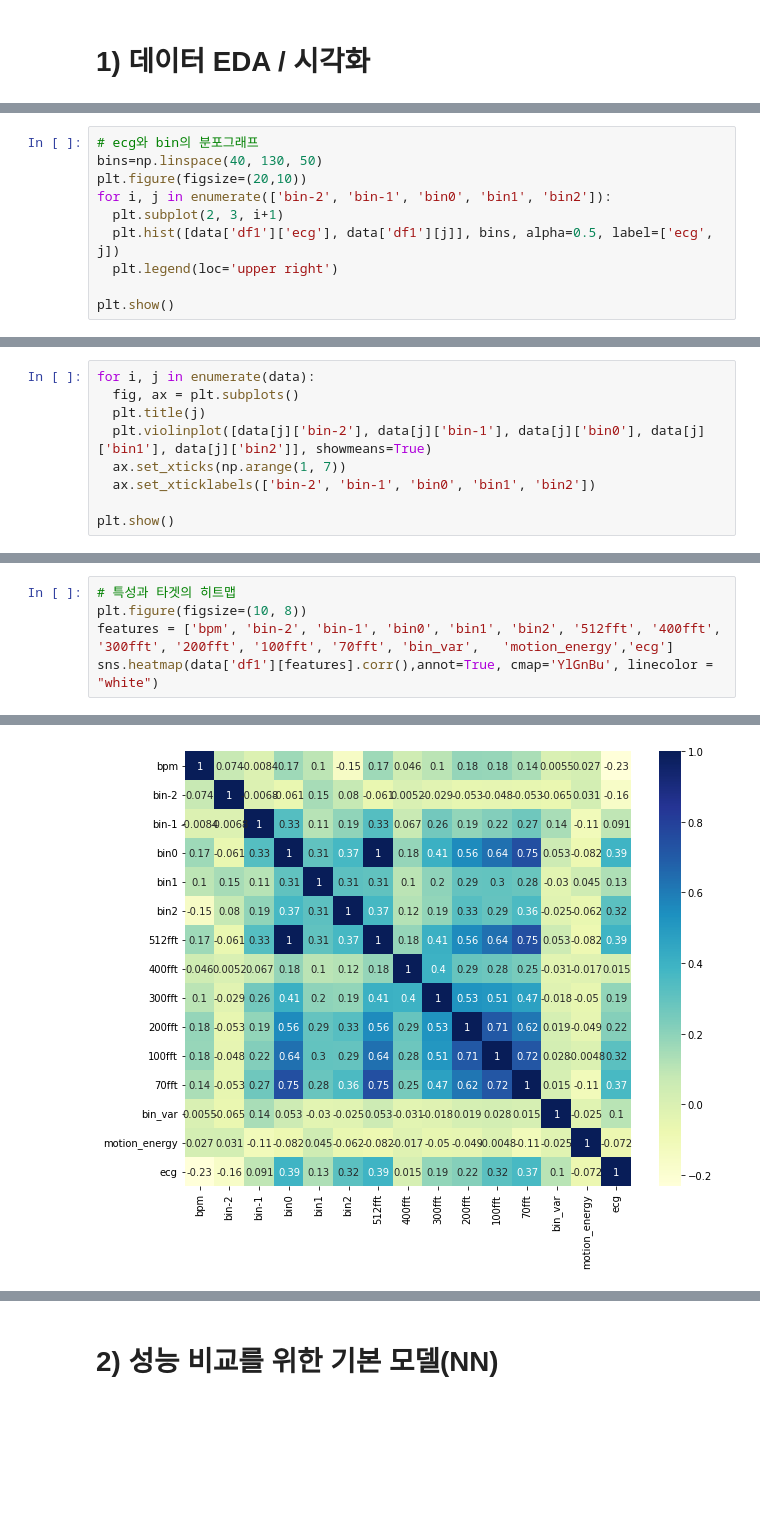
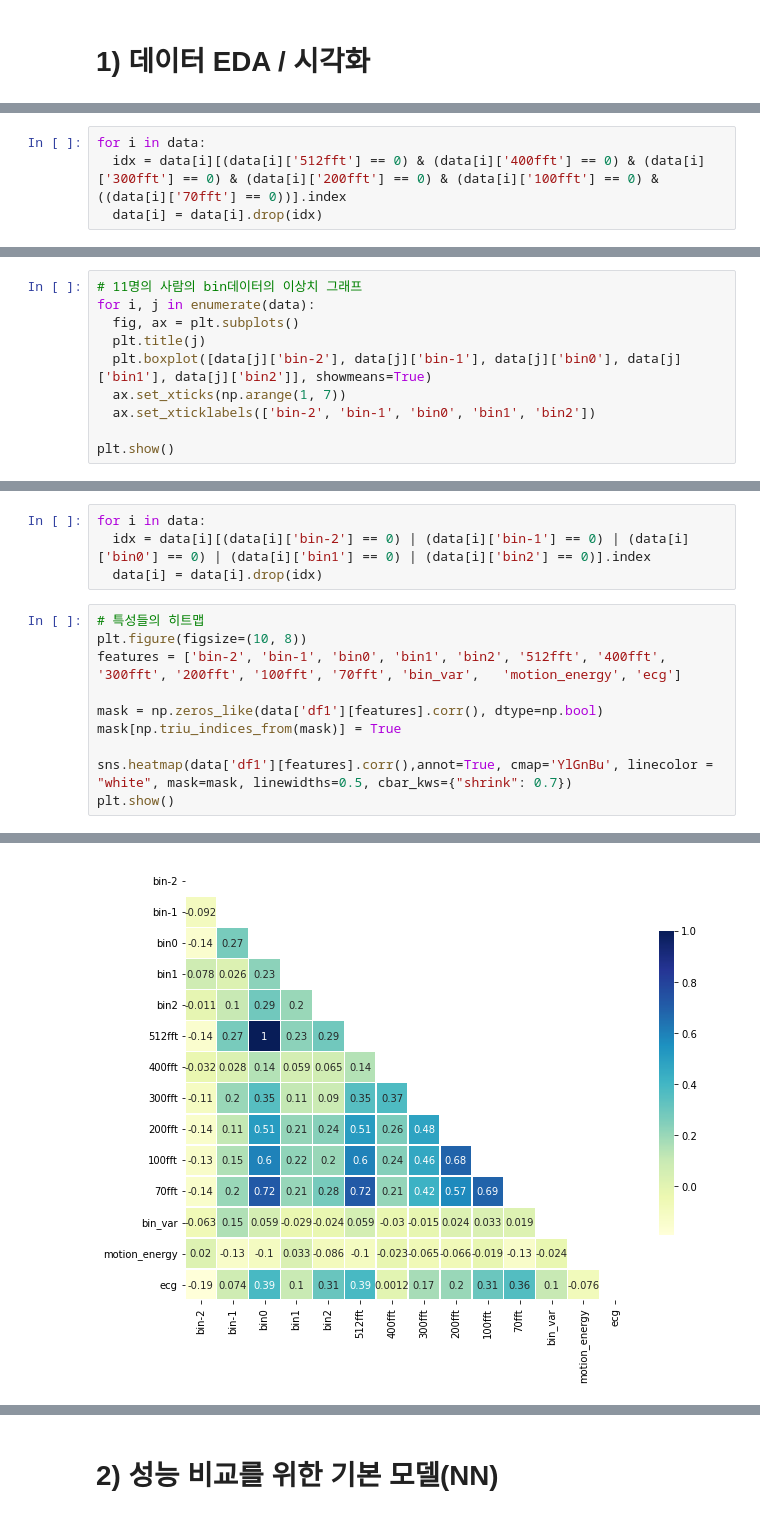
Before and after one commit to sdding/Project, a Jupyter notebook: Wapeul-Project/와플_프로젝트.ipynb, the cells around one changed output, grey strips where cells are left out. Drawn from its saved outputs; the diff is of its cells as text; blank space fills up the shorter version.

```diff
--- a/Wapeul-Project/와플_프로젝트.ipynb
+++ b/Wapeul-Project/와플_프로젝트.ipynb
@@ -117,0 +185,4 @@ plt.show()
+# %%
+for i in data:
+  idx = data[i][(data[i]['512fft'] == 0) & (data[i]['400fft'] == 0) & (data[i]['300fft'] == 0) & (data[i]['200fft'] == 0) & (data[i]['100fft'] == 0) & ((data[i]['70fft'] == 0))].index
+  data[i] = data[i].drop(idx)
@@ -130,10 +203,0 @@ plt.show()
-# %%
-# ecg와 bin의 분포그래프
-bins=np.linspace(40, 130, 50)
-plt.figure(figsize=(20,10))
-for i, j in enumerate(['bin-2', 'bin-1', 'bin0', 'bin1', 'bin2']):
-  plt.subplot(2, 3, i+1)
-  plt.hist([data['df1']['ecg'], data['df1'][j]], bins, alpha=0.5, label=['ecg', j])
-  plt.legend(loc='upper right')
-
-plt.show()
@@ -142,8 +204,9 @@ plt.show()
 # %%
+# 11명의 사람의 bin데이터의 이상치 그래프
 for i, j in enumerate(data):
   fig, ax = plt.subplots()
   plt.title(j)
-  plt.violinplot([data[j]['bin-2'], data[j]['bin-1'], data[j]['bin0'], data[j]['bin1'], data[j]['bin2']], showmeans=True)
+  plt.boxplot([data[j]['bin-2'], data[j]['bin-1'], data[j]['bin0'], data[j]['bin1'], data[j]['bin2']], showmeans=True)
   ax.set_xticks(np.arange(1, 7))
   ax.set_xticklabels(['bin-2', 'bin-1', 'bin0', 'bin1', 'bin2'])
 
@@ -176,6 +229,15 @@ plt.show()
+# %%
+for i in data:
+  idx = data[i][(data[i]['bin-2'] == 0) | (data[i]['bin-1'] == 0) | (data[i]['bin0'] == 0) | (data[i]['bin1'] == 0) | (data[i]['bin2'] == 0)].index
+  data[i] = data[i].drop(idx)
 # %%
-# 특성과 타겟의 히트맵
+# 특성들의 히트맵
 plt.figure(figsize=(10, 8))
-features = ['bpm', 'bin-2', 'bin-1', 'bin0', 'bin1', 'bin2', '512fft', '400fft', '300fft', '200fft', '100fft', '70fft', 'bin_var',	'motion_energy','ecg']
-sns.heatmap(data['df1'][features].corr(),annot=True, cmap='YlGnBu', linecolor = "white")
+features = ['bin-2', 'bin-1', 'bin0', 'bin1', 'bin2', '512fft', '400fft', '300fft', '200fft', '100fft', '70fft', 'bin_var',	'motion_energy', 'ecg']
+
+mask = np.zeros_like(data['df1'][features].corr(), dtype=np.bool)
+mask[np.triu_indices_from(mask)] = True
+
+sns.heatmap(data['df1'][features].corr(),annot=True, cmap='YlGnBu', linecolor = "white", mask=mask, linewidths=0.5, cbar_kws={"shrink": 0.7})
+plt.show()
 # %% [output]
@@ -183 +246 @@ sns.heatmap(data['df1'][features].corr(),annot=True, cmap='YlGnBu', linecolor =
-[figure, old version]
+[figure, new version]
```
Also changed, not shown: parts of 136 cells of this notebook.
